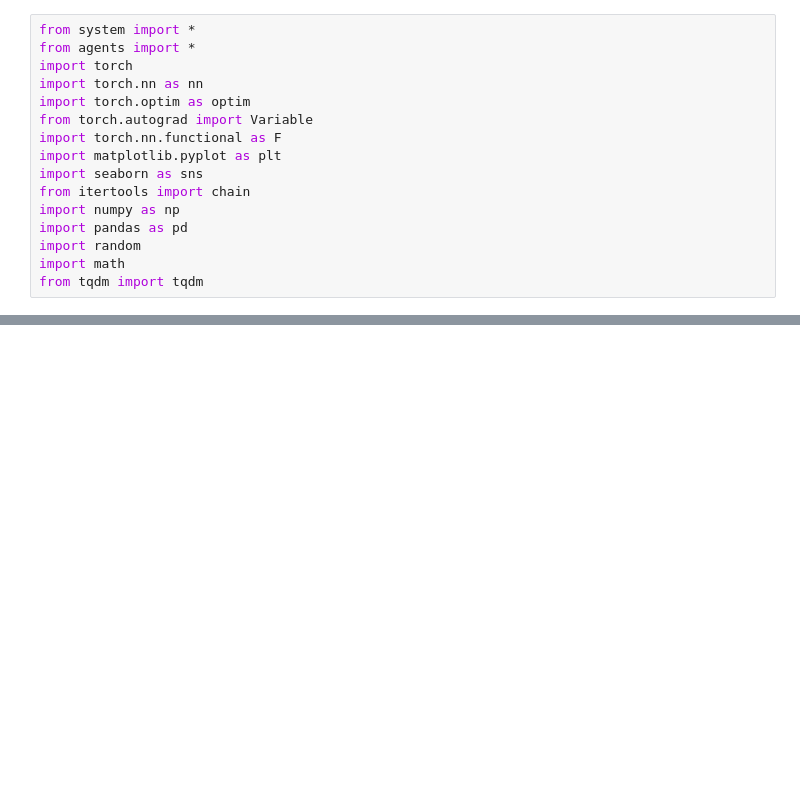
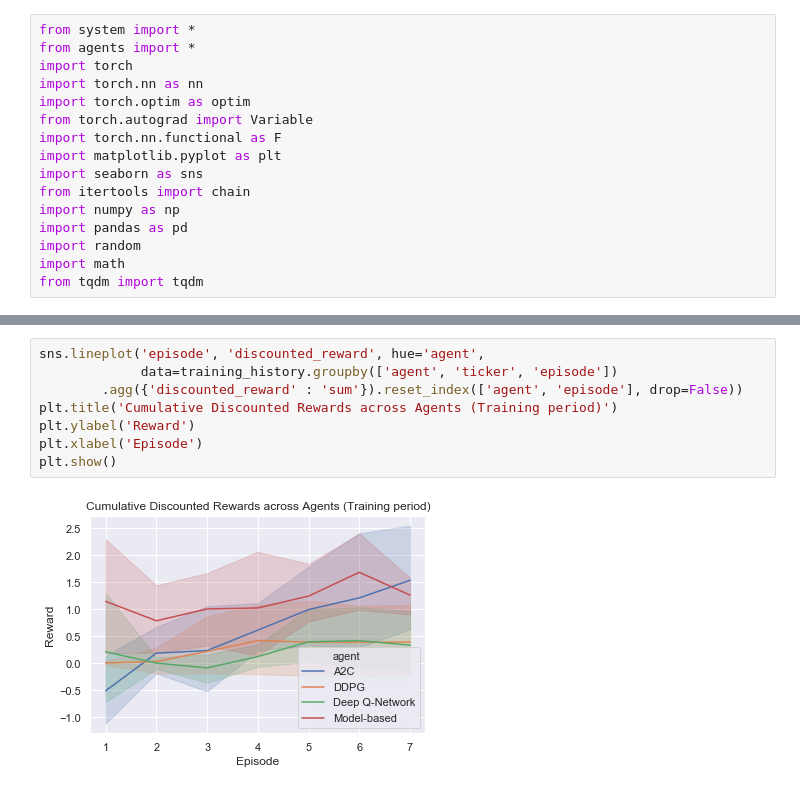
Before and after one commit to AaruranLog/rl-trading, a Jupyter notebook: experiments.ipynb, the cells around one changed output, grey strips where cells are left out. Saved outputs shown, nothing was run; the diff lists cells and outputs as text; blank space fills up the shorter version.

```diff
--- a/experiments.ipynb
+++ b/experiments.ipynb
@@ -180,0 +136,10 @@ sns.lineplot('t', 'returns', hue='agent', data=h[h.ticker == 'ABBV'])
+# %%
+sns.lineplot('episode', 'discounted_reward', hue='agent',
+             data=training_history.groupby(['agent', 'ticker', 'episode'])
+        .agg({'discounted_reward' : 'sum'}).reset_index(['agent', 'episode'], drop=False))
+plt.title('Cumulative Discounted Rewards across Agents (Training period)')
+plt.ylabel('Reward')
+plt.xlabel('Episode')
+plt.show()
+# %% [output]
+[figure, added]
```
Also changed, not shown: parts of 51 cells of this notebook, 2 other files.
